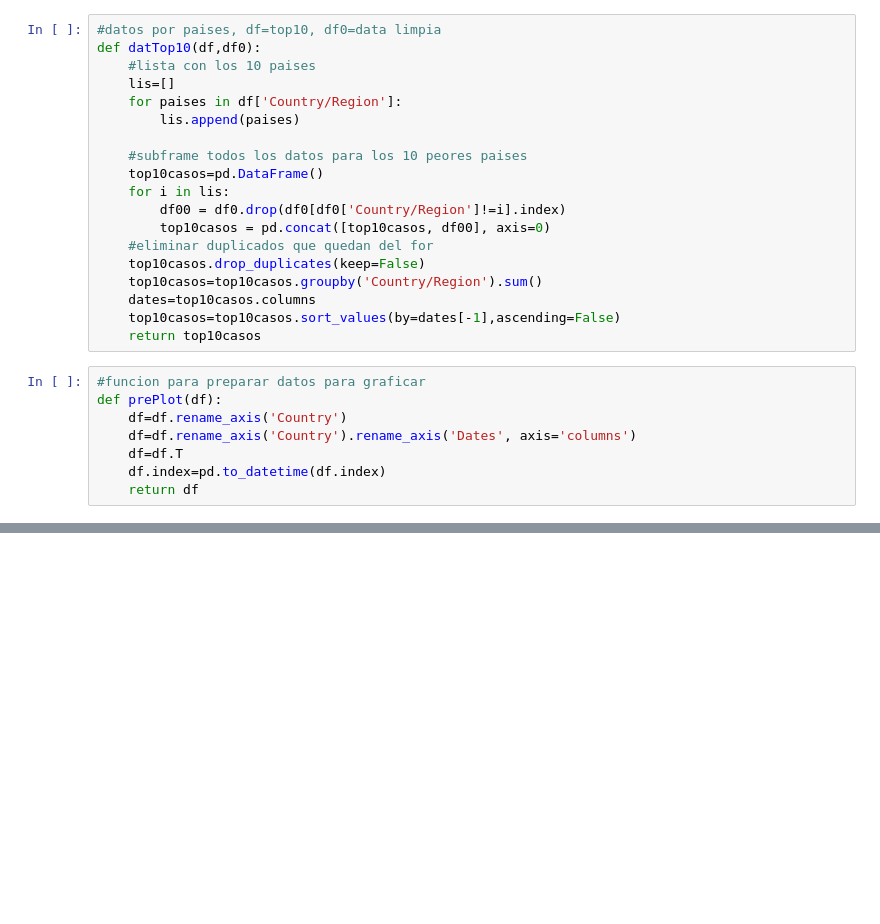
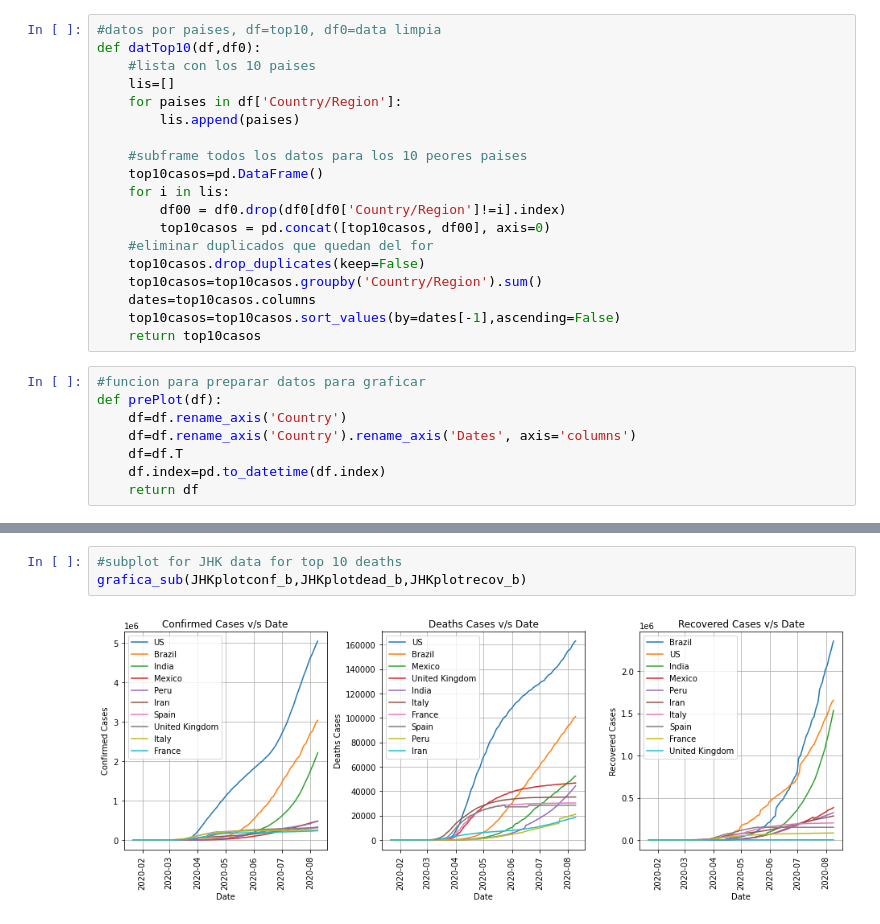
Before and after one commit to Tisks/Covid-Big-Data, a Jupyter notebook: Grafico_mundial_subplot_HumData.ipynb, the cells around one changed output, grey strips where cells are left out. Drawn from its saved outputs; the diff is of its cells as text; blank space fills up the shorter version.

```diff
--- a/Grafico_mundial_subplot_HumData.ipynb
+++ b/Grafico_mundial_subplot_HumData.ipynb
@@ -172,0 +163,5 @@ plt.legend((HUMplotrecov.columns))
+# %%
+#subplot for JHK data for top 10 deaths
+grafica_sub(JHKplotconf_b,JHKplotdead_b,JHKplotrecov_b)
+# %% [output]
+[figure, added]
```
Also changed, not shown: parts of 9 cells of this notebook.
